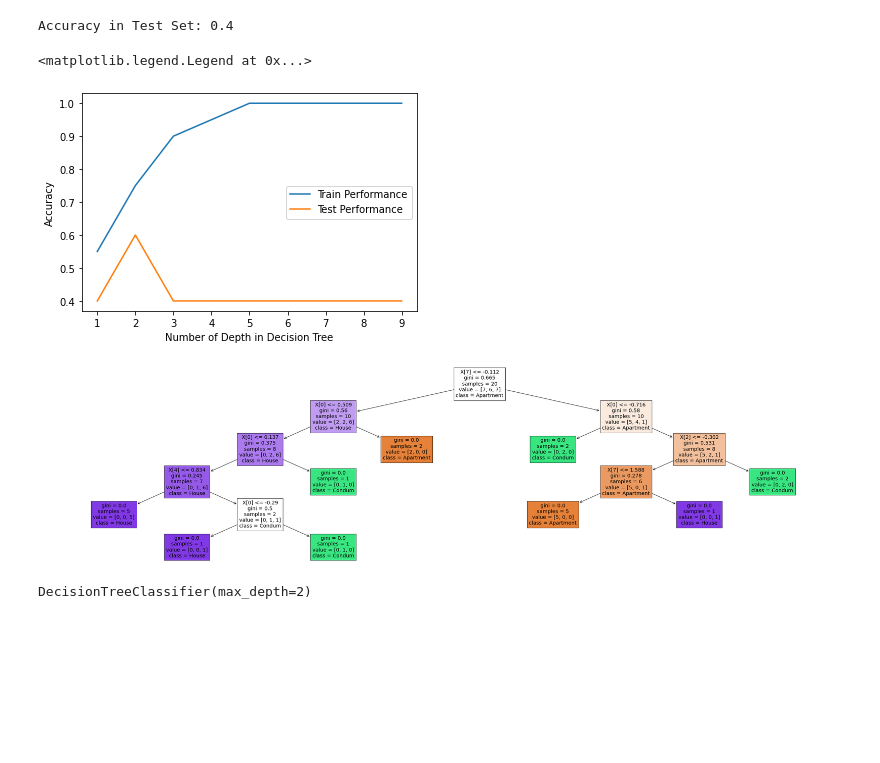
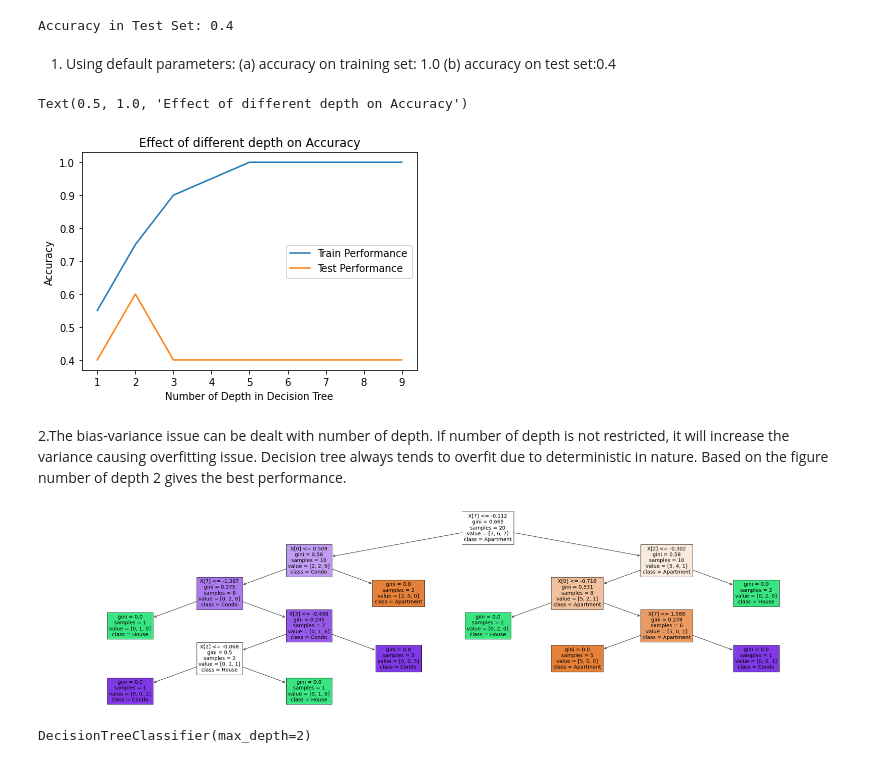
Before and after one commit to Mobashera-Alam/CS-5783-MachineLearning, a Jupyter notebook: Assignment4/Probelm2.ipynb, the cells around one changed output. Saved outputs shown, nothing was run; the diff lists cells and outputs as text; code cells hidden in the pictures; blank space fills up the shorter version.

```diff
--- a/Assignment4/Probelm2.ipynb
+++ b/Assignment4/Probelm2.ipynb
@@ -70,35 +54,41 @@ y_test_predict=model.predict(norm_x_test)
 print("Accuracy in Test Set:", accuracy_score(y_test,y_test_predict))
 # %% [output]
 Accuracy in Test Set: 0.4
+# %% [markdown]
+1. Using default parameters: (a) accuracy on training set: 1.0
+(b) accuracy on test set:0.4
 # %%
 #Effect of maximum depth
 out_train = []
 out_test = []
 max_depth=[1,2,3,4,5,6,7,8,9]
 for i in range(len(max_depth)):
     model=tree.DecisionTreeClassifier(max_depth=max_depth[i])
     model.fit(norm_x_train, y_train)
     y_train_predict=model.predict(norm_x_train)
     train_acc= accuracy_score(y_train,y_train_predict)
     out_train.insert(i,train_acc)
     y_test_predict=model.predict(norm_x_test)
     test_acc=accuracy_score(y_test,y_test_predict)
     out_test.insert(i,test_acc)
 plt.plot(max_depth,out_train, label='Train Performance')
 plt.plot(max_depth, out_test, label = 'Test Performance')
 plt.xlabel('Number of Depth in Decision Tree')
 plt.ylabel('Accuracy')
 plt.legend()
+plt.title('Effect of different depth on Accuracy')
 # %% [output]
-<matplotlib.legend.Legend at 0x...>
+Text(0.5, 1.0, 'Effect of different depth on Accuracy')
-[figure, old version]
+[figure, new version]
+# %% [markdown]
+2.The bias-variance issue can be dealt with number of depth. If number of depth is not restricted, it will increase the variance causing overfitting issue. Decision tree always tends to overfit due to deterministic in nature. Based on the figure number of depth 2 gives the best performance.
 # %%
-
+c =list(train['Construction type'].unique())
 plt.figure(figsize=(40,10))
 tree.plot_tree(model,filled=True, class_names=c)
 plt.show()
 # %% [output]
-[figure, old version]
+[figure, new version]
 # %%
 #4. Example data
 model=tree.DecisionTreeClassifier(max_depth=2)
```
Also changed, not shown: parts of 3 cells of this notebook.
